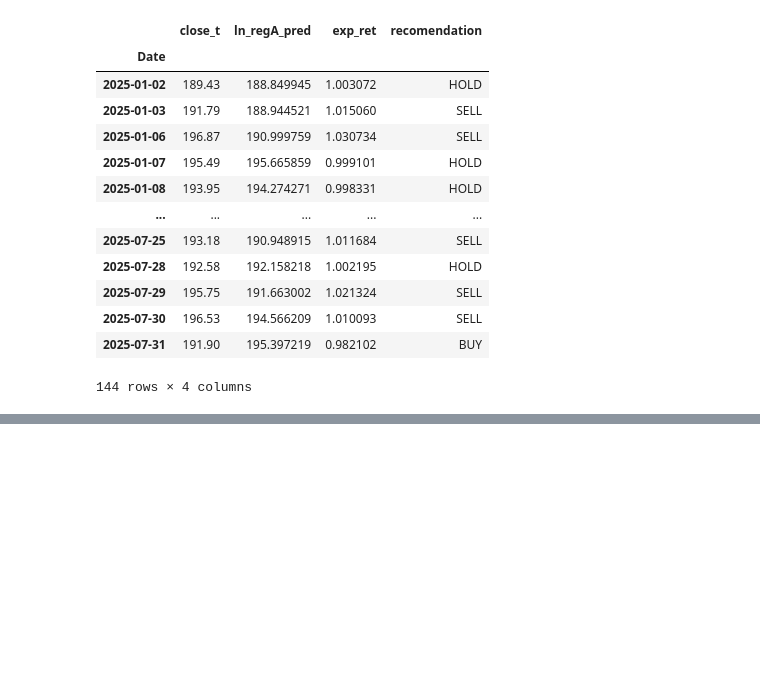
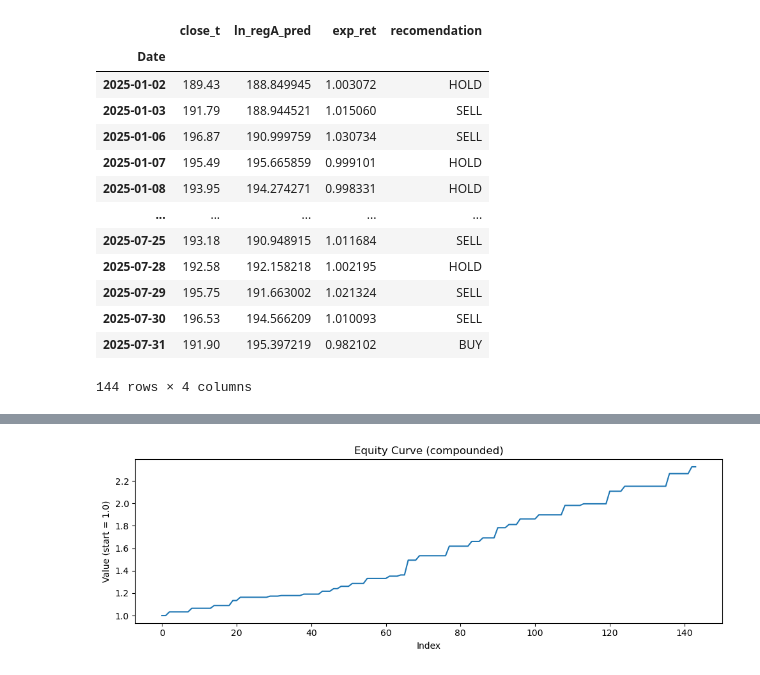
Before and after one commit to bruno-sassi/data_analytics_MSc, a Jupyter notebook: Projects/CaseStudy3/CaseProject/mlr_&_gradientboosting v2.ipynb, the cells around one changed output, grey strips where cells are left out. Drawn from its saved outputs; the diff is of its cells as text; code cells hidden in the pictures; blank space fills up the shorter version.

```diff
--- a/Projects/CaseStudy3/CaseProject/mlr_&_gradientboosting v2.ipynb
+++ b/Projects/CaseStudy3/CaseProject/mlr_&_gradientboosting v2.ipynb
@@ -696,0 +840,18 @@ Name: count, dtype: int64
+# %%
+import matplotlib.pyplot as plt
+import numpy as np
+
+# X-axis (Date if present, else row index)
+x = reco_df["Date"] if "Date" in reco_df.columns else np.arange(len(reco_df))
+
+equity = 1.0 + reco_df["Cumulative Profit&Loss (%)"] / 100.0
+
+plt.figure(figsize=(10, 3.5))
+plt.plot(x, equity)
+plt.title("Equity Curve (compounded)")
+plt.xlabel("Date" if "Date" in reco_df.columns else "Index")
+plt.ylabel("Value (start = 1.0)")
+plt.tight_layout()
+plt.show()
+# %% [output]
+[figure, added]
```
Also changed, not shown: parts of 7 cells of this notebook.
